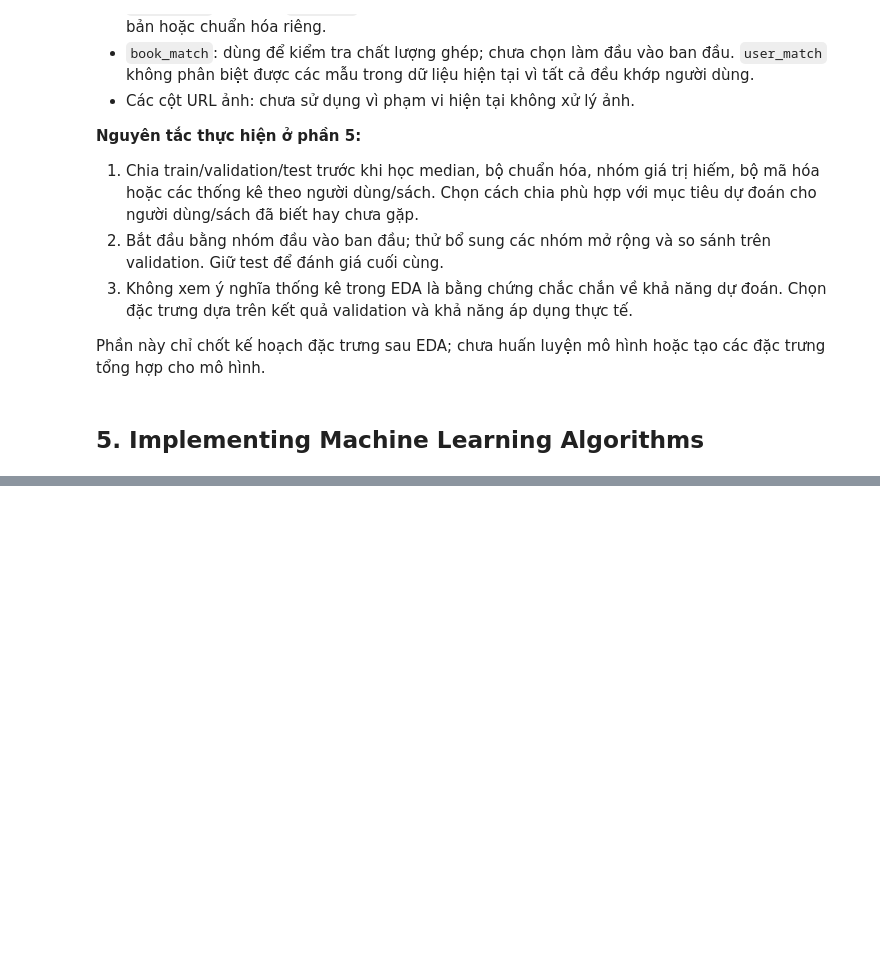
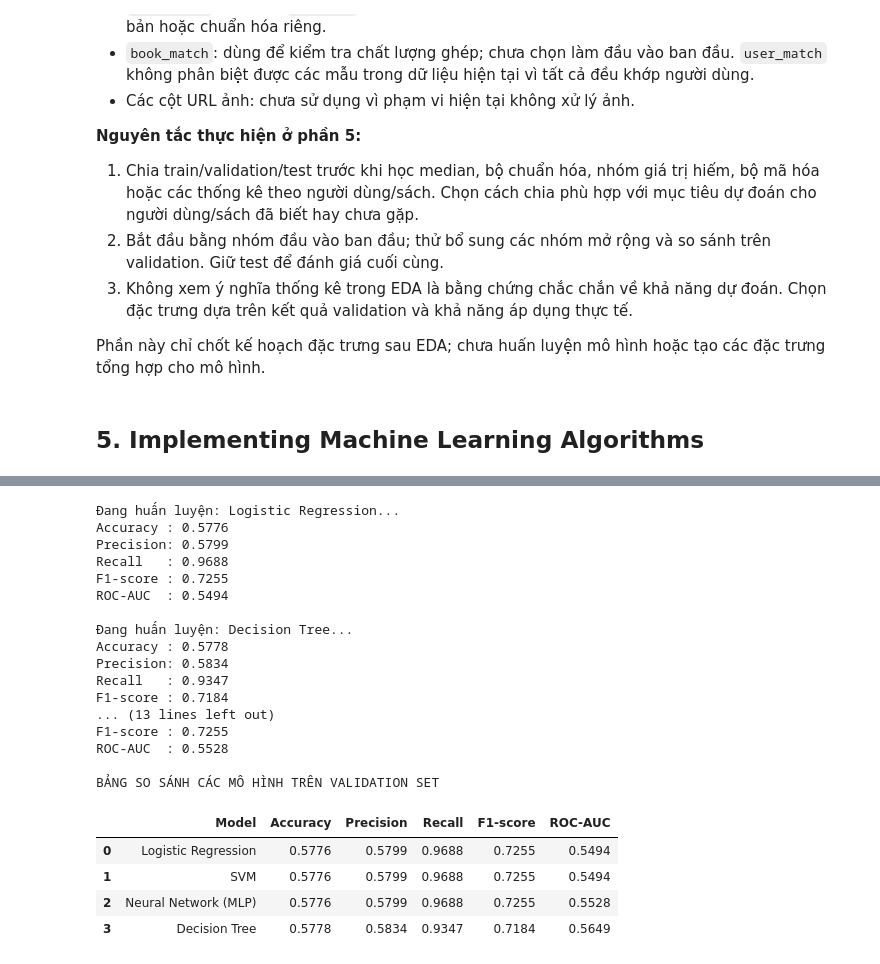
Before and after one commit to Bluenip/Data_analyst_python_midterm_project, a Jupyter notebook: mid_term_code copy.ipynb, the cells around one changed output, grey strips where cells are left out. Saved outputs shown, nothing was run; the diff lists cells and outputs as text; code cells hidden in the pictures; blank space fills up the shorter version.

```diff
--- a/mid_term_code copy.ipynb
+++ b/mid_term_code copy.ipynb
@@ -836,0 +993,71 @@ Phần này chỉ chốt kế hoạch đặc trưng sau EDA; chưa huấn luyệ
+# %%
+# HUẤN LUYỆN VÀ ĐÁNH GIÁ TRÊN VALIDATION SET
+from sklearn.base import clone
+from sklearn.pipeline import Pipeline
+from sklearn.metrics import (accuracy_score,precision_score,recall_score,f1_score,roc_auc_score)
+# Danh sách lưu kết quả đánh giá của từng mô hình.
+results = []
+# Lưu các pipeline đã huấn luyện để sử dụng lại ở bước sau.
+trained_models = {}
+# Huấn luyện và đánh giá lần lượt từng thuật toán.
+for model_name, model in models.items():
+    print(f"\nĐang huấn luyện: {model_name}...")
+    # Tạo pipeline riêng cho từng mô hình.
+    # clone bảo đảm mỗi mô hình có bộ tiền xử lý riêng.
+    pipeline = Pipeline(steps=[
+        ("preprocessor", clone(numeric_preprocessor)),
+        ("model", model)])
+    # Chỉ học các tham số tiền xử lý và huấn luyện trên tập train.
+    pipeline.fit(X_train, y_train)
+    # Dự đoán nhãn trên validation set.
+    y_val_pred = pipeline.predict(X_val)
+    # Lấy điểm dùng để tính ROC-AUC.
+    # Ưu tiên xác suất dự đoán; nếu mô hình không hỗ trợ
+    # predict_proba thì sử dụng decision_function.
+    if hasattr(pipeline, "predict_proba"): y_val_score = pipeline.predict_proba(X_val)[:, 1]
+    else: y_val_score = pipeline.decision_function(X_val)
+    # Tính các chỉ số đánh giá.
+    accuracy = accuracy_score(y_val, y_val_pred)
+    precision = precision_score(y_val,y_val_pred,zero_division=0)
+    recall = recall_score(y_val,y_val_pred,zero_division=0)
+    f1 = f1_score(y_val,y_val_pred,zero_division=0)
+    roc_auc = roc_auc_score(y_val, y_val_score)
+    # Lưu kết quả để so sánh các mô hình.
+    results.append({"Model": model_name,"Accuracy": accuracy,"Precision": precision,"Recall": recall,"F1-score": f1,"ROC-AUC": roc_auc})
+    # Lưu pipeline đã huấn luyện.
+    trained_models[model_name] = pipeline
+    print(f"Accuracy : {accuracy:.4f}")
+    print(f"Precision: {precision:.4f}")
+    print(f"Recall   : {recall:.4f}")
+    print(f"F1-score : {f1:.4f}")
+    print(f"ROC-AUC  : {roc_auc:.4f}")
+# Chuyển kết quả thành DataFrame để dễ đọc và so sánh.
+results_df = pd.DataFrame(results)
+# Sắp xếp theo F1-score giảm dần để xem mô hình nào có kết quả tốt hơn
+# theo chỉ số cân bằng giữa Precision và Recall.
+results_df = results_df.sort_values(by="F1-score",ascending=False).reset_index(drop=True)
+print("\nBẢNG SO SÁNH CÁC MÔ HÌNH TRÊN VALIDATION SET")
+display(results_df.round(4))
+# %% [output]
+Đang huấn luyện: Logistic Regression...
+Accuracy : 0.5776
+Precision: 0.5799
+Recall   : 0.9688
+F1-score : 0.7255
+ROC-AUC  : 0.5494
+
+Đang huấn luyện: Decision Tree...
+Accuracy : 0.5778
+Precision: 0.5834
+Recall   : 0.9347
+F1-score : 0.7184
+... (13 lines left out)
+F1-score : 0.7255
+ROC-AUC  : 0.5528
+
+BẢNG SO SÁNH CÁC MÔ HÌNH TRÊN VALIDATION SET
+|  | Model | Accuracy | Precision | Recall | F1-score | ROC-AUC |
+| 0 | Logistic Regression | 0.5776 | 0.5799 | 0.9688 | 0.7255 | 0.5494 |
+| 1 | SVM | 0.5776 | 0.5799 | 0.9688 | 0.7255 | 0.5494 |
+| 2 | Neural Network (MLP) | 0.5776 | 0.5799 | 0.9688 | 0.7255 | 0.5528 |
+| 3 | Decision Tree | 0.5778 | 0.5834 | 0.9347 | 0.7184 | 0.5649 |
```
Also changed, not shown: parts of 22 cells of this notebook.
